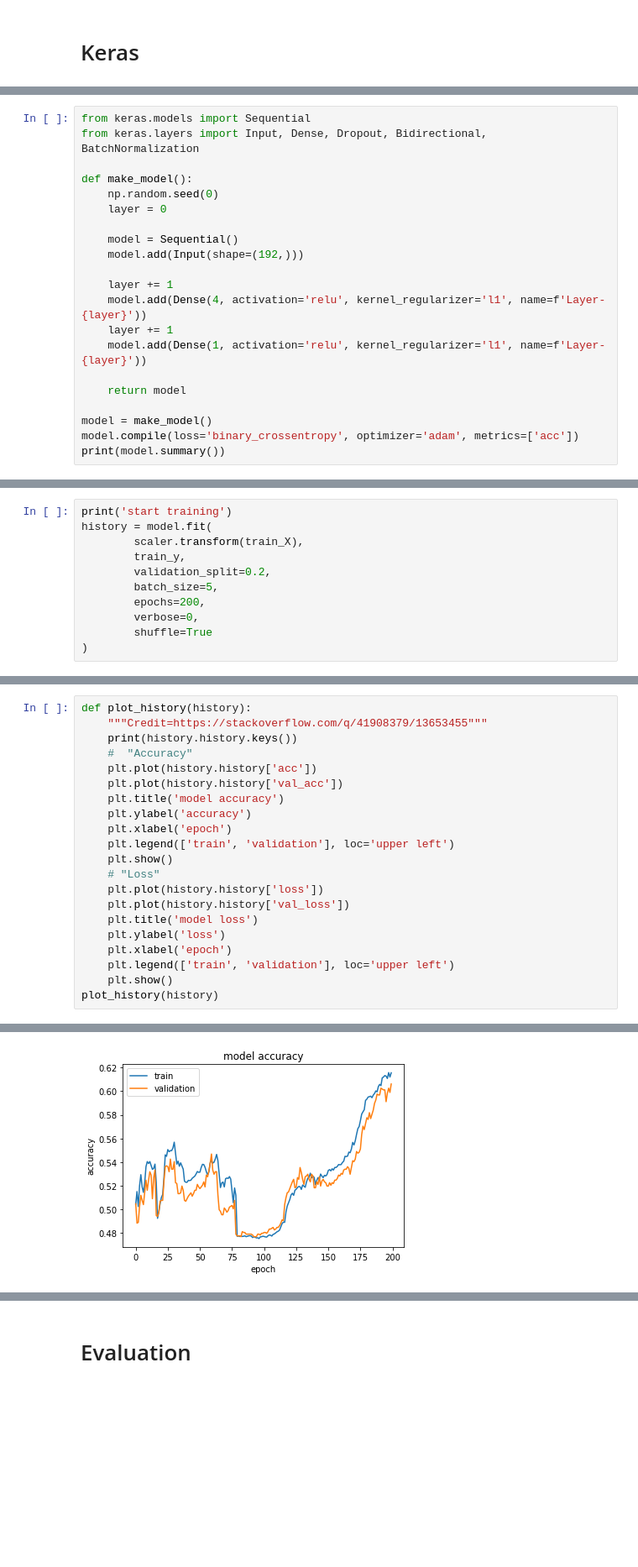
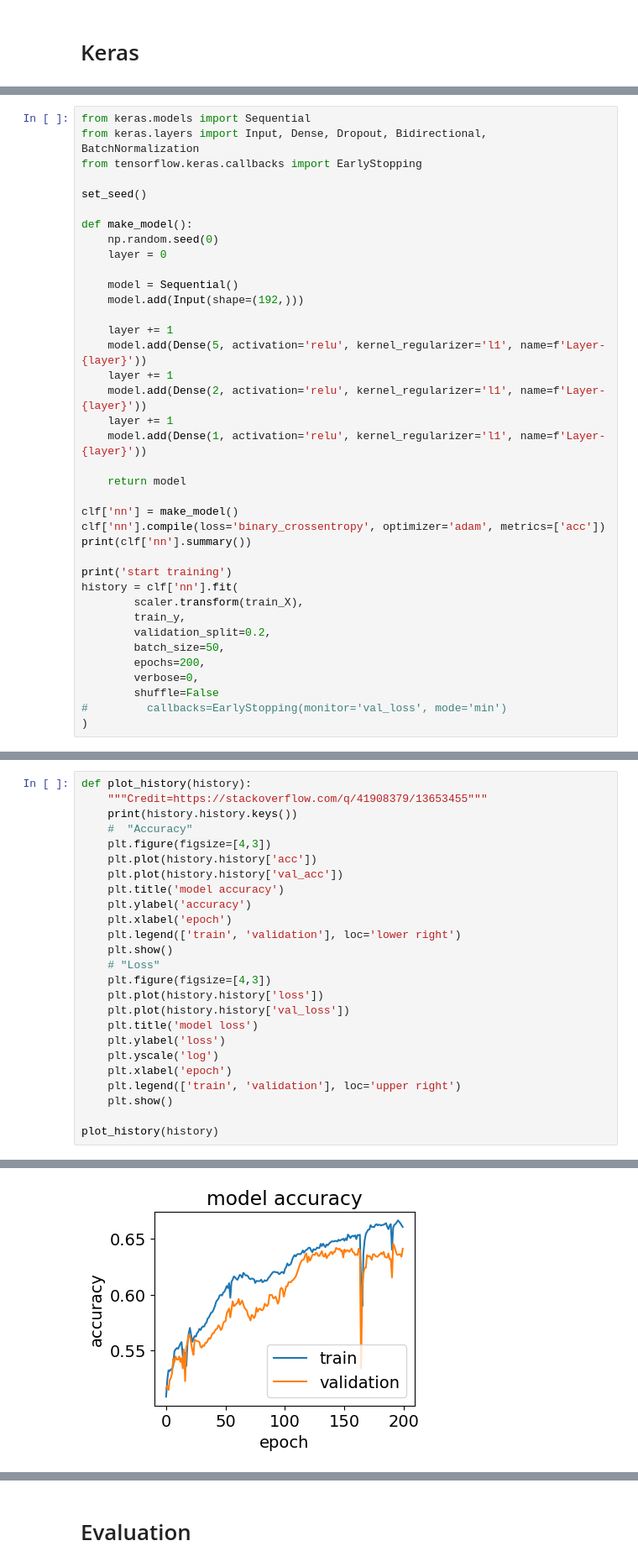
Before and after one commit to ylin00/seizurecast, a Jupyter notebook: notebooks/Seizure_Forecasting_RF.ipynb, the cells around one changed output, grey strips where cells are left out. Shown at 84% size. Drawn from its saved outputs; the diff is of its cells as text; blank space fills up the shorter version.

```diff
--- a/notebooks/Seizure_Forecasting_RF.ipynb
+++ b/notebooks/Seizure_Forecasting_RF.ipynb
@@ -346,6 +359,9 @@ array([0.61186562, 0.59328091, 0.58470336, 0.61758399, 0.60686204])
 # %%
 from keras.models import Sequential
 from keras.layers import Input, Dense, Dropout, Bidirectional, BatchNormalization
+from tensorflow.keras.callbacks import EarlyStopping
+
+set_seed()
 
 def make_model():
     np.random.seed(0)
@@ -355,13 +371,27 @@ def make_model():
     model.add(Input(shape=(192,)))
 
     layer += 1
-    model.add(Dense(4, activation='relu', kernel_regularizer='l1', name=f'Layer-{layer}'))
+    model.add(Dense(5, activation='relu', kernel_regularizer='l1', name=f'Layer-{layer}'))
+    layer += 1
+    model.add(Dense(2, activation='relu', kernel_regularizer='l1', name=f'Layer-{layer}'))
     layer += 1
     model.add(Dense(1, activation='relu', kernel_regularizer='l1', name=f'Layer-{layer}'))
 
     return model
 
-model = make_model()
-model.compile(loss='binary_crossentropy', optimizer='adam', metrics=['acc'])
-print(model.summary())
+clf['nn'] = make_model()
+clf['nn'].compile(loss='binary_crossentropy', optimizer='adam', metrics=['acc'])
+print(clf['nn'].summary())
+
+print('start training')
+history = clf['nn'].fit(
+        scaler.transform(train_X),
+        train_y,
+        validation_split=0.2,
+        batch_size=50,
+        epochs=200,
+        verbose=0,
+        shuffle=False
+#         callbacks=EarlyStopping(monitor='val_loss', mode='min')
+)
 # %% [output]
@@ -381,11 +413,0 @@ None
-# %%
-print('start training')
-history = model.fit(
-        scaler.transform(train_X),
-        train_y,
-        validation_split=0.2,
-        batch_size=5,
-        epochs=200,
-        verbose=0,
-        shuffle=True
-)
@@ -394,24 +414,28 @@ start training
 # %%
 def plot_history(history):
     """Credit=https://stackoverflow.com/q/41908379/13653455"""
     print(history.history.keys())
     #  "Accuracy"
+    plt.figure(figsize=[4,3])
     plt.plot(history.history['acc'])
     plt.plot(history.history['val_acc'])
     plt.title('model accuracy')
     plt.ylabel('accuracy')
     plt.xlabel('epoch')
-    plt.legend(['train', 'validation'], loc='upper left')
+    plt.legend(['train', 'validation'], loc='lower right')
     plt.show()
     # "Loss"
+    plt.figure(figsize=[4,3])
     plt.plot(history.history['loss'])
     plt.plot(history.history['val_loss'])
     plt.title('model loss')
     plt.ylabel('loss')
+    plt.yscale('log')
     plt.xlabel('epoch')
-    plt.legend(['train', 'validation'], loc='upper left')
+    plt.legend(['train', 'validation'], loc='upper right')
     plt.show()
+
 plot_history(history)
 # %% [output]
 dict_keys(['loss', 'acc', 'val_loss', 'val_acc'])
-[figure, old version]
+[figure, new version]
```
Also changed, not shown: parts of 19 cells of this notebook, 2 other files.
